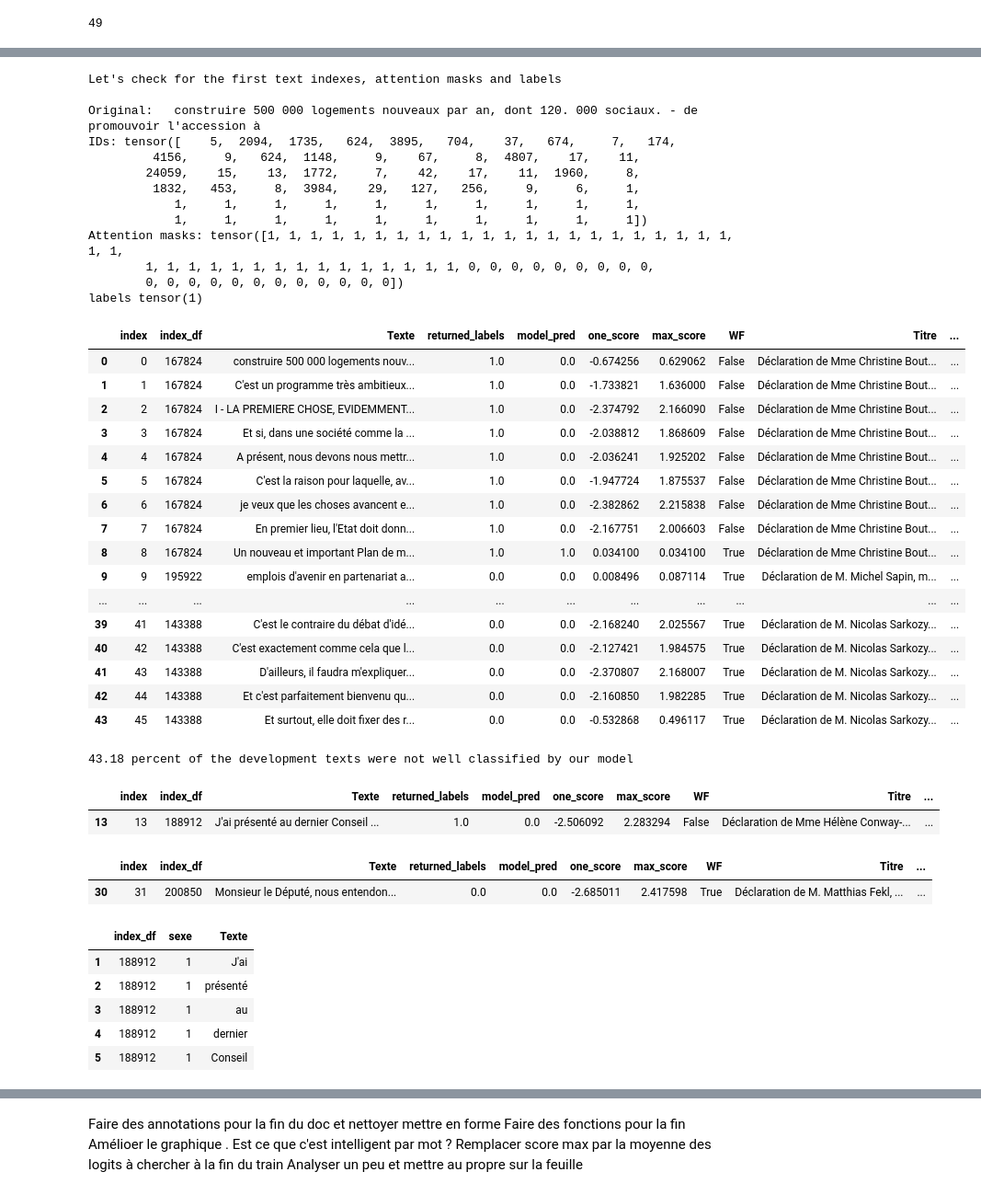
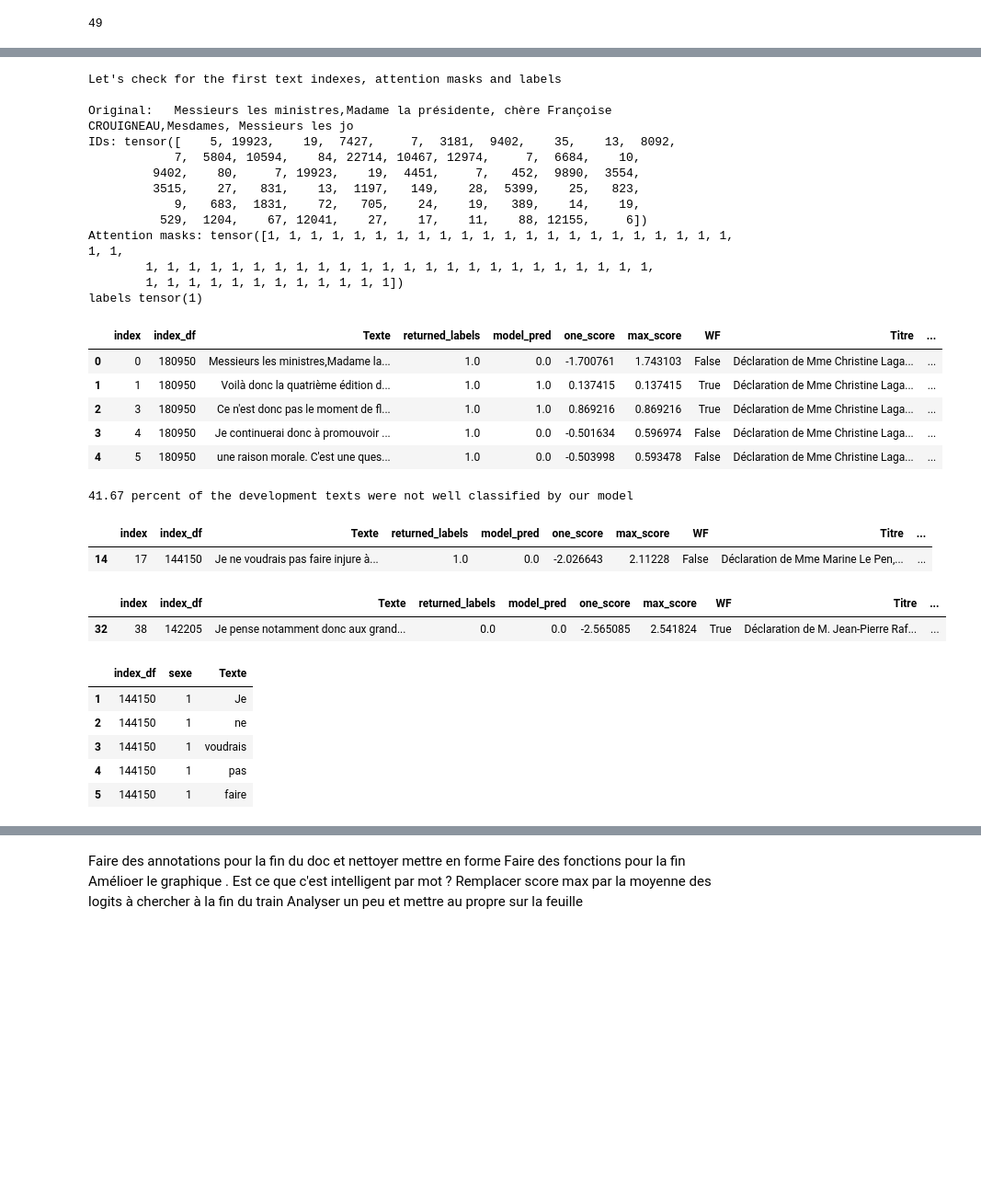
Before and after one commit to cerezamo/NLP_brouillon, a Jupyter notebook: Camembert_v2.ipynb, the cells around one changed output, grey strips where cells are left out. Shown at 92% size. Drawn from its saved outputs; the diff is of its cells as text; code cells hidden in the pictures; blank space fills up the shorter version.

```diff
--- a/Camembert_v2.ipynb
+++ b/Camembert_v2.ipynb
@@ -100,6 +101,7 @@ df=df.sample(frac=1,random_state=seed_val).reset_index(drop=True)
 # Some of the speeches are interviews (wrongly classified in the website) we try to delete most of them
 df=df[~df.Texte.str.startswith("Q-")]
 df=df[~df.Texte.str.startswith("R-")]
+df=df[df.Id!=169898] # FOr some reason a problem on this text occured for preprocessing
 
 # Normalization of the labels [0,1] instead of [1,2] (0 = men, 1 = women)
 df.sexe=df.sexe.replace(1,0)
@@ -117,12 +119,15 @@ def cleaning_stuff(text):
     text = text.replace(')',' ')
     text = text.replace('.  ','. ')
     text = text.replace('  ','')
+    text=text.replace(" :'","")
     text = text.strip()
     text = text.replace("\'","'")
     return text
 
 df['Texte']=df.Texte.apply(cleaning_stuff)
 df=df[df.Texte!='']
+
+df = df[~df.Titre.str.startswith('Déclaration conjointe')]
 # This is a sample of our dataset
 df.head(5)
 # %% [output]
@@ -283,7 +288,7 @@ def  balanced_splitted(df,seed_val,frac_val,max_tokens):
 
   df=df[df.Texte!='']
 
-  df=split_document_to_limit(max_tokens,df)
+  df=split_document_to_limit_phrases(max_tokens,df)
 
   df=df[df.Texte!='']
 
@@ -1039,7 +1044,7 @@ labels = df_balanced_split.sexe.values
 torch.manual_seed(2020)
 torch.cuda.manual_seed_all(2020)
 length = 500
-batch_size_value = 2
+batch_size_value = 16
 length_train=0.9
 
 # Tokenize all of the sentences and map the tokens to thier word IDs.
@@ -1227,3 +1245,5 @@ Training starts
+# %%
+gender_model = torch.load('gender_model_train.pt')
 # %% [markdown]
 Let's compute some statistics on the performance of this final model
 # %%
@@ -1555,46 +1575,35 @@ dev_dataloader = DataLoader(
 # %% [output]
 Let's check for the first text indexes, attention masks and labels
 
-Original:   construire 500 000 logements nouveaux par an, dont 120. 000 sociaux. - de promouvoir l'accession à
-IDs: tensor([    5,  2094,  1735,   624,  3895,   704,    37,   674,     7,   174,
-         4156,     9,   624,  1148,     9,    67,     8,  4807,    17,    11,
-        24059,    15,    13,  1772,     7,    42,    17,    11,  1960,     8,
-         1832,   453,     8,  3984,    29,   127,   256,     9,     6,     1,
-            1,     1,     1,     1,     1,     1,     1,     1,     1,     1,
-            1,     1,     1,     1,     1,     1,     1,     1,     1,     1])
+Original:   Messieurs les ministres,Madame la présidente, chère Françoise CROUIGNEAU,Mesdames, Messieurs les jo
+IDs: tensor([    5, 19923,    19,  7427,     7,  3181,  9402,    35,    13,  8092,
+            7,  5804, 10594,    84, 22714, 10467, 12974,     7,  6684,    10,
+         9402,    80,     7, 19923,    19,  4451,     7,   452,  9890,  3554,
+         3515,    27,   831,    13,  1197,   149,    28,  5399,    25,   823,
+            9,   683,  1831,    72,   705,    24,    19,   389,    14,    19,
+          529,  1204,    67, 12041,    27,    17,    11,    88, 12155,     6])
 Attention masks: tensor([1, 1, 1, 1, 1, 1, 1, 1, 1, 1, 1, 1, 1, 1, 1, 1, 1, 1, 1, 1, 1, 1, 1, 1,
-        1, 1, 1, 1, 1, 1, 1, 1, 1, 1, 1, 1, 1, 1, 1, 0, 0, 0, 0, 0, 0, 0, 0, 0,
-        0, 0, 0, 0, 0, 0, 0, 0, 0, 0, 0, 0])
+        1, 1, 1, 1, 1, 1, 1, 1, 1, 1, 1, 1, 1, 1, 1, 1, 1, 1, 1, 1, 1, 1, 1, 1,
+        1, 1, 1, 1, 1, 1, 1, 1, 1, 1, 1, 1])
 labels tensor(1)
 # %%
 total_pred,total_labels,total_logits =evaluation_loop(gender_model,dev_dataloader)
 # %%
 result =  dev_treatment(total_pred,total_labels,total_logits,sentence_to_analyse,df)
 # %%
-result
+result.head()
 # %% [output]
 |  | index | index_df | Texte | returned_labels | model_pred | one_score | max_score | WF | Titre | ... |
-| 0 | 0 | 167824 | construire 500 000 logements nouv... | 1.0 | 0.0 | -0.674256 | 0.629062 | False | Déclaration de Mme Christine Bout... | ... |
-| 1 | 1 | 167824 | C'est un programme très ambitieux... | 1.0 | 0.0 | -1.733821 | 1.636000 | False | Déclaration de Mme Christine Bout... | ... |
-| 2 | 2 | 167824 | I - LA PREMIERE CHOSE, EVIDEMMENT... | 1.0 | 0.0 | -2.374792 | 2.166090 | False | Déclaration de Mme Christine Bout... | ... |
-| 3 | 3 | 167824 | Et si, dans une société comme la ... | 1.0 | 0.0 | -2.038812 | 1.868609 | False | Déclaration de Mme Christine Bout... | ... |
-| 4 | 4 | 167824 | A présent, nous devons nous mettr... | 1.0 | 0.0 | -2.036241 | 1.925202 | False | Déclaration de Mme Christine Bout... | ... |
-| 5 | 5 | 167824 | C'est la raison pour laquelle, av... | 1.0 | 0.0 | -1.947724 | 1.875537 | False | Déclaration de Mme Christine Bout... | ... |
-| 6 | 6 | 167824 | je veux que les choses avancent e... | 1.0 | 0.0 | -2.382862 | 2.215838 | False | Déclaration de Mme Christine Bout... | ... |
-| 7 | 7 | 167824 | En premier lieu, l'Etat doit donn... | 1.0 | 0.0 | -2.167751 | 2.006603 | False | Déclaration de Mme Christine Bout... | ... |
-| 8 | 8 | 167824 | Un nouveau et important Plan de m... | 1.0 | 1.0 | 0.034100 | 0.034100 | True | Déclaration de Mme Christine Bout... | ... |
-| 9 | 9 | 195922 | emplois d'avenir en partenariat a... | 0.0 | 0.0 | 0.008496 | 0.087114 | True | Déclaration de M. Michel Sapin, m... | ... |
-| ... | ... | ... | ... | ... | ... | ... | ... | ... | ... | ... |
-| 39 | 41 | 143388 | C'est le contraire du débat d'idé... | 0.0 | 0.0 | -2.168240 | 2.025567 | True | Déclaration de M. Nicolas Sarkozy... | ... |
-| 40 | 42 | 143388 | C'est exactement comme cela que l... | 0.0 | 0.0 | -2.127421 | 1.984575 | True | Déclaration de M. Nicolas Sarkozy... | ... |
-| 41 | 43 | 143388 | D'ailleurs, il faudra m'expliquer... | 0.0 | 0.0 | -2.370807 | 2.168007 | True | Déclaration de M. Nicolas Sarkozy... | ... |
-| 42 | 44 | 143388 | Et c'est parfaitement bienvenu qu... | 0.0 | 0.0 | -2.160850 | 1.982285 | True | Déclaration de M. Nicolas Sarkozy... | ... |
-| 43 | 45 | 143388 | Et surtout, elle doit fixer des r... | 0.0 | 0.0 | -0.532868 | 0.496117 | True | Déclaration de M. Nicolas Sarkozy... | ... |
+| 0 | 0 | 180950 | Messieurs les ministres,Madame la... | 1.0 | 0.0 | -1.700761 | 1.743103 | False | Déclaration de Mme Christine Laga... | ... |
+| 1 | 1 | 180950 | Voilà donc la quatrième édition d... | 1.0 | 1.0 | 0.137415 | 0.137415 | True | Déclaration de Mme Christine Laga... | ... |
+| 2 | 3 | 180950 | Ce n'est donc pas le moment de fl... | 1.0 | 1.0 | 0.869216 | 0.869216 | True | Déclaration de Mme Christine Laga... | ... |
+| 3 | 4 | 180950 | Je continuerai donc à promouvoir ... | 1.0 | 0.0 | -0.501634 | 0.596974 | False | Déclaration de Mme Christine Laga... | ... |
+| 4 | 5 | 180950 | une raison morale. C'est une ques... | 1.0 | 0.0 | -0.503998 | 0.593478 | False | Déclaration de Mme Christine Laga... | ... |
 # %%
 #Which sentences failed ?
 print('{0:.2f} percent of the development texts were not well classified by our model'.format(result[result.WF==False].WF.count()*100/len(result)))
 # %% [output]
-43.18 percent of the development texts were not well classified by our model
+41.67 percent of the development texts were not well classified by our model
 # %%
 top_sentence_true=result[result.WF==1].nlargest(1,'max_score')
 top_sentence_false=result[result.WF==0].nlargest(1,'max_score')
@@ -1602,12 +1611,12 @@ top_sentence_false=result[result.WF==0].nlargest(1,'max_score')
 top_sentence_false
 # %% [output]
 |  | index | index_df | Texte | returned_labels | model_pred | one_score | max_score | WF | Titre | ... |
-| 13 | 13 | 188912 | J'ai présenté au dernier Conseil ... | 1.0 | 0.0 | -2.506092 | 2.283294 | False | Déclaration de Mme Hélène Conway-... | ... |
+| 14 | 17 | 144150 | Je ne voudrais pas faire injure à... | 1.0 | 0.0 | -2.026643 | 2.11228 | False | Déclaration de Mme Marine Le Pen,... | ... |
 # %%
 top_sentence_true
 # %% [output]
 |  | index | index_df | Texte | returned_labels | model_pred | one_score | max_score | WF | Titre | ... |
-| 30 | 31 | 200850 | Monsieur le Député, nous entendon... | 0.0 | 0.0 | -2.685011 | 2.417598 | True | Déclaration de M. Matthias Fekl, ... | ... |
+| 32 | 38 | 142205 | Je pense notamment donc aux grand... | 0.0 | 0.0 | -2.565085 | 2.541824 | True | Déclaration de M. Jean-Pierre Raf... | ... |
 # %%
 words_to_analyse = pd.concat([top_sentence_false,top_sentence_true]).reset_index(drop=True)
 # %%
@@ -1625,11 +1634,11 @@ words_to_analyse=words_to_analyse[words_to_analyse.Texte!='']
 words_to_analyse.head()
 # %% [output]
 |  | index_df | sexe | Texte |
-| 1 | 188912 | 1 | J'ai |
-| 2 | 188912 | 1 | présenté |
-| 3 | 188912 | 1 | au |
-| 4 | 188912 | 1 | dernier |
-| 5 | 188912 | 1 | Conseil |
+| 1 | 144150 | 1 | Je |
+| 2 | 144150 | 1 | ne |
+| 3 | 144150 | 1 | voudrais |
+| 4 | 144150 | 1 | pas |
+| 5 | 144150 | 1 | faire |
 # %%
 # We prepare again the development sample for analysis
 
```
Also changed, not shown: parts of 26 cells of this notebook.
